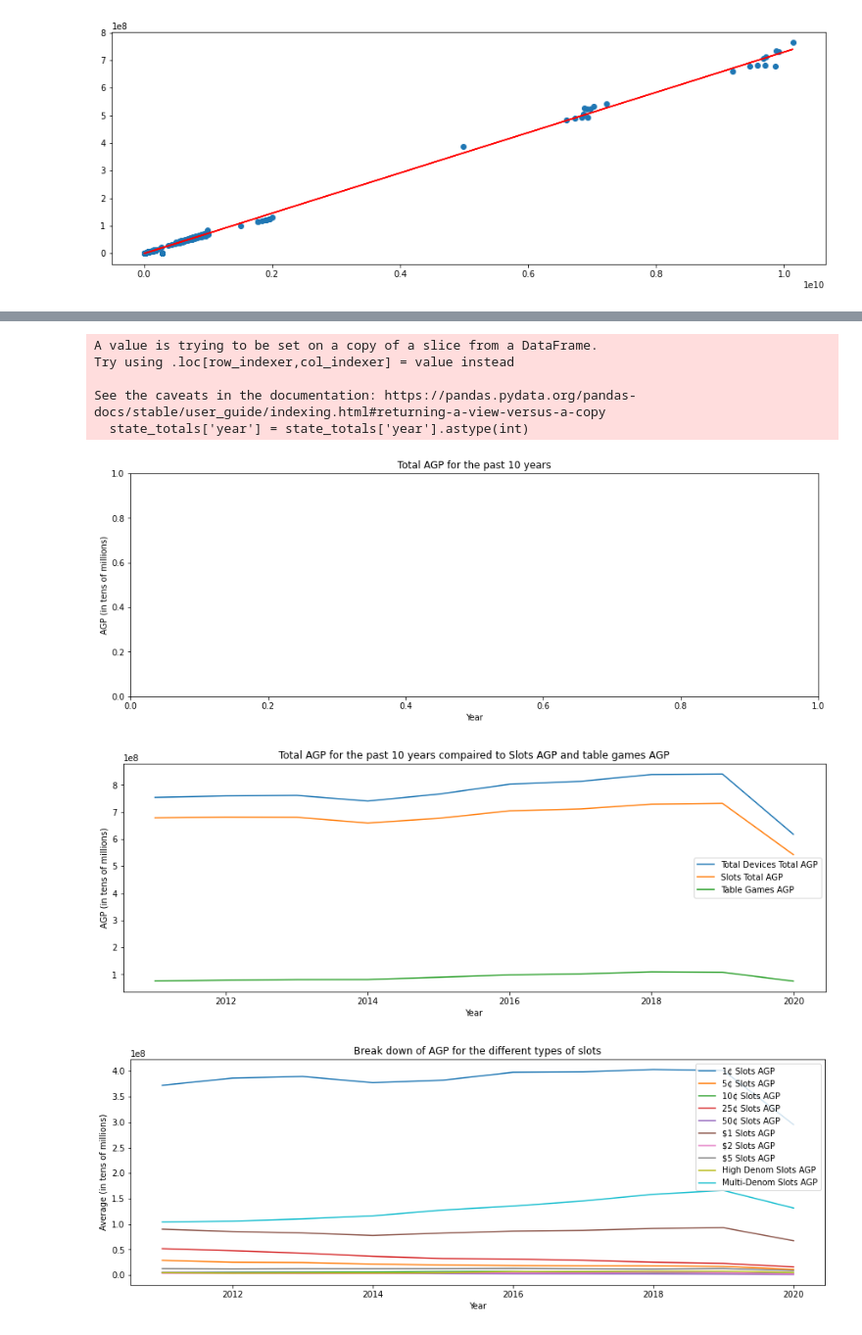
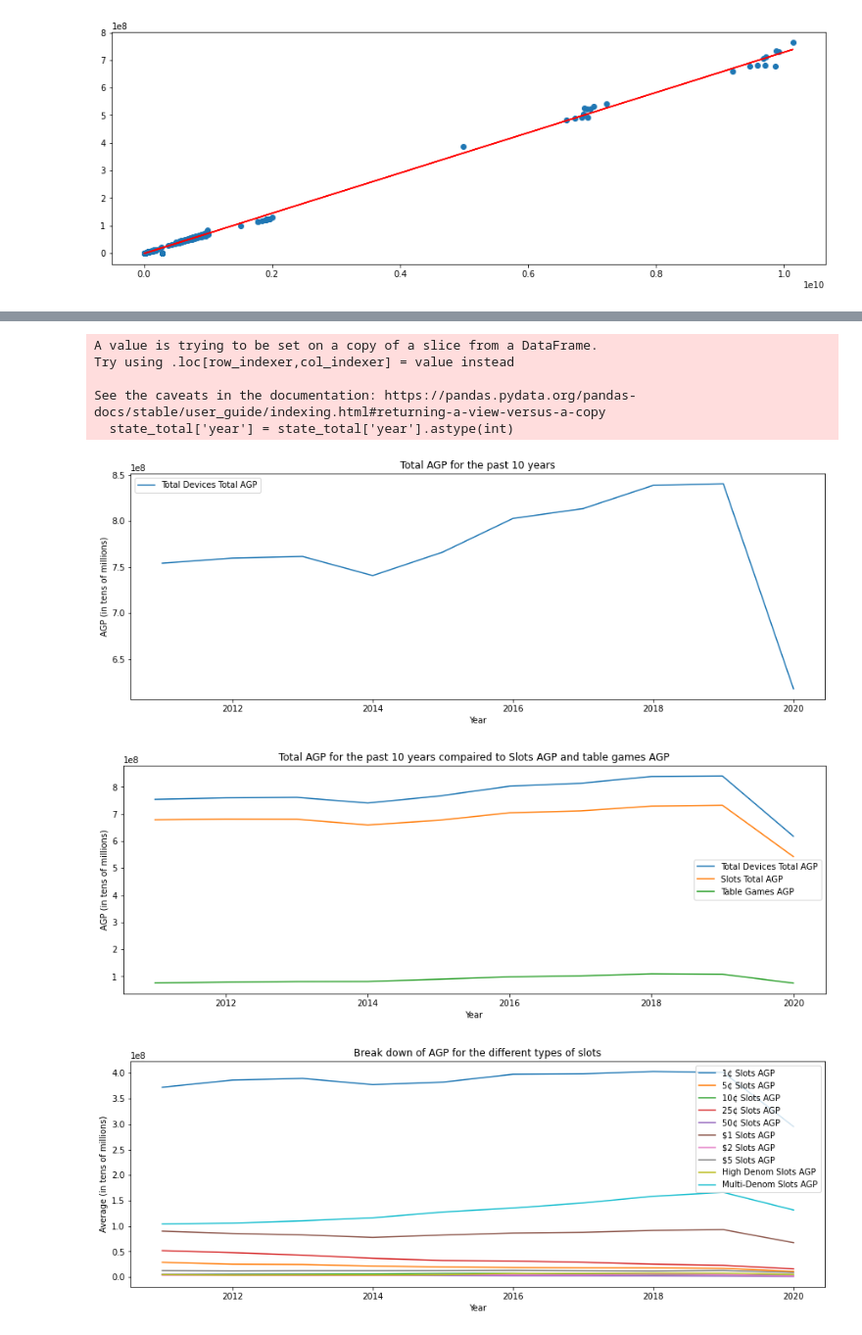
Before and after one commit to MattsonCam/Casino_Royale, a Jupyter notebook: casino_royale.ipynb, the cells around one changed output, grey strips where cells are left out. Shown: that part at 98% size. Saved outputs shown, nothing was run; the diff lists cells and outputs as text; code cells hidden in the pictures.

Commit message:
new graphs

```diff
--- a/casino_royale.ipynb
+++ b/casino_royale.ipynb
@@ -267,13 +274,17 @@ plt.scatter(slotcoin,slotagp)
 # %%
 #plot 1
 
-state_totals['year'] = state_totals['year'].astype(int)
-state_totals=state_totals[(state_totals['year'] < 2021)]
+
+
+state_total= state[state.month.isin(['TOTAL'])]
+state_total['year'] = state_total['year'].astype(int)
+state_total=state_total[(state_total['year'] < 2021)]
 print(state_totals.head(20))
 
-state_totals.plot(kind='line',x='year',y='Total Devices Total AGP',ax=ax)
+ax = plt.gca()
+state_total.plot(kind='line',x='year',y='Total Devices Total AGP',ax=ax)
 
-ax = plt.gca()
+
 plt.title("Total AGP for the past 10 years")
 plt.xlabel("Year")
 plt.ylabel("AGP (in tens of millions)")
@@ -283,9 +294,9 @@ plt.show()
 #plot 2
 ax = plt.gca()
 
-state_totals.plot(kind='line',x='year',y='Total Devices Total AGP',ax=ax)
-state_totals.plot(kind='line',x='year',y='Slots Total AGP',ax=ax)
-state_totals.plot(kind='line',x='year',y='Table Games AGP',ax=ax)
+state_total.plot(kind='line',x='year',y='Total Devices Total AGP',ax=ax)
+state_total.plot(kind='line',x='year',y='Slots Total AGP',ax=ax)
+state_total.plot(kind='line',x='year',y='Table Games AGP',ax=ax)
 
 
 
@@ -298,16 +309,16 @@ plt.show()
 #plot 3
 ax = plt.gca()
 
-state_totals.plot(kind='line',x='year',y='1¢ Slots AGP',ax=ax)
-state_totals.plot(kind='line',x='year',y='5¢ Slots AGP',ax=ax)
-state_totals.plot(kind='line',x='year',y='10¢ Slots AGP',ax=ax)
-state_totals.plot(kind='line',x='year',y='25¢ Slots AGP',ax=ax)
-state_totals.plot(kind='line',x='year',y='50¢ Slots AGP',ax=ax)
-state_totals.plot(kind='line',x='year',y='$1 Slots AGP',ax=ax)
-state_totals.plot(kind='line',x='year',y='$2 Slots AGP',ax=ax)
-state_totals.plot(kind='line',x='year',y='$5 Slots AGP',ax=ax)
-state_totals.plot(kind='line',x='year',y='High Denom Slots AGP',ax=ax)
-state_totals.plot(kind='line',x='year',y='Multi-Denom Slots AGP',ax=ax)
+state_total.plot(kind='line',x='year',y='1¢ Slots AGP',ax=ax)
+state_total.plot(kind='line',x='year',y='5¢ Slots AGP',ax=ax)
+state_total.plot(kind='line',x='year',y='10¢ Slots AGP',ax=ax)
+state_total.plot(kind='line',x='year',y='25¢ Slots AGP',ax=ax)
+state_total.plot(kind='line',x='year',y='50¢ Slots AGP',ax=ax)
+state_total.plot(kind='line',x='year',y='$1 Slots AGP',ax=ax)
+state_total.plot(kind='line',x='year',y='$2 Slots AGP',ax=ax)
+state_total.plot(kind='line',x='year',y='$5 Slots AGP',ax=ax)
+state_total.plot(kind='line',x='year',y='High Denom Slots AGP',ax=ax)
+state_total.plot(kind='line',x='year',y='Multi-Denom Slots AGP',ax=ax)
 #state.plot(kind='line',x='name',y='num_pets', color='red', ax=ax)
 
 plt.title("Break down of AGP for the different types of slots")
@@ -318,11 +329,11 @@ plt.show()
 #plot 4
 ax = plt.gca()
 
-state_totals.plot(kind='line',x='year',y='BJ Tables AGP',ax=ax)
-state_totals.plot(kind='line',x='year',y='Craps Tables AGP',ax=ax)
-state_totals.plot(kind='line',x='year',y='HB Poker Tables AGP',ax=ax)
-state_totals.plot(kind='line',x='year',y='PB Poker Tables AGP',ax=ax)
-state_totals.plot(kind='line',x='year',y='Roulette Tables AGP',ax=ax)
+state_total.plot(kind='line',x='year',y='BJ Tables AGP',ax=ax)
+state_total.plot(kind='line',x='year',y='Craps Tables AGP',ax=ax)
+state_total.plot(kind='line',x='year',y='HB Poker Tables AGP',ax=ax)
+state_total.plot(kind='line',x='year',y='PB Poker Tables AGP',ax=ax)
+state_total.plot(kind='line',x='year',y='Roulette Tables AGP',ax=ax)
 #state.plot(kind='line',x='name',y='num_pets', color='red', ax=ax)
 
 plt.title("Break down of AGP for the different types of table games")
@@ -357,9 +368,9 @@ Attributes       index Slots Total Slots Total Coins In Slots Total AGP  \
 A value is trying to be set on a copy of a slice from a DataFrame.
 Try using .loc[row_indexer,col_indexer] = value instead
 
 See the caveats in the documentation: https://pandas.pydata.org/pandas-docs/stable/user_guide/indexing.html#returning-a-view-versus-a-copy
-  state_totals['year'] = state_totals['year'].astype(int)
+  state_total['year'] = state_total['year'].astype(int)
-[figure, old version]
+[figure, new version]
 [figure]
 [figure]
 [figure]
```
Also changed, not shown: parts of 4 cells of this notebook.
